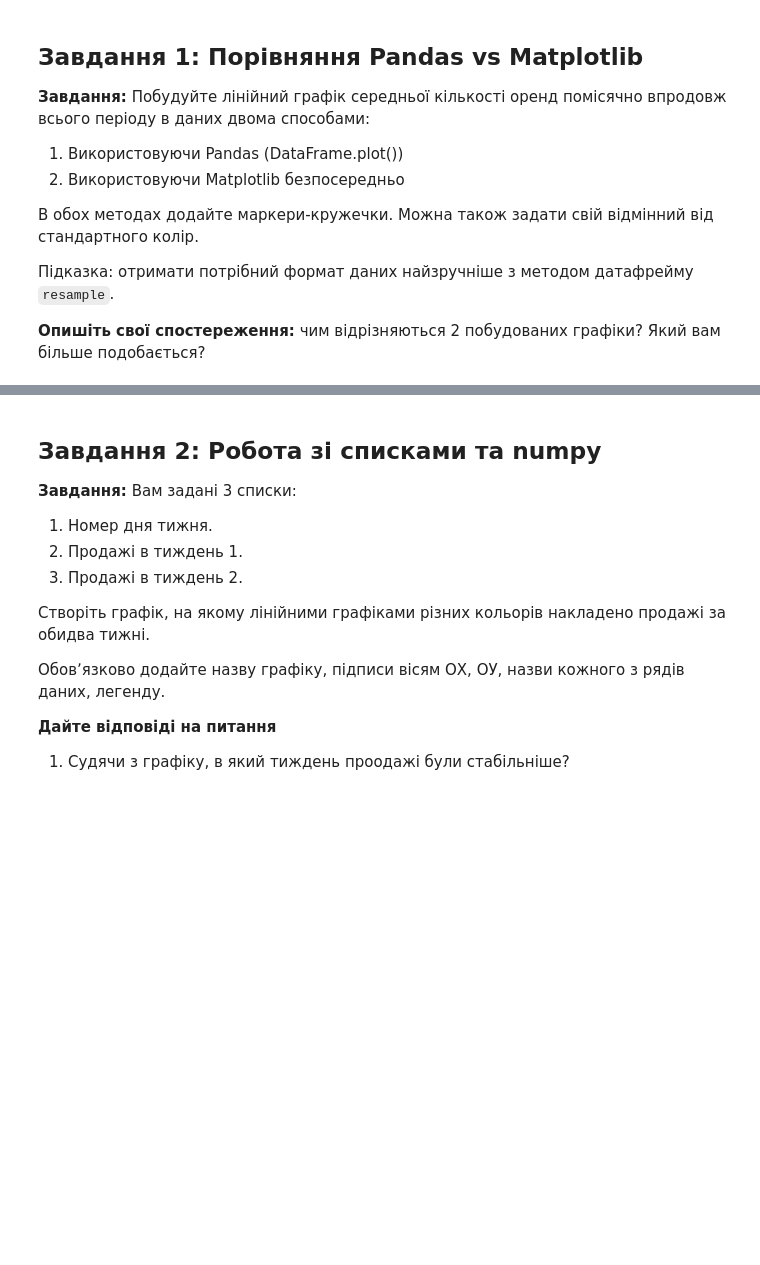
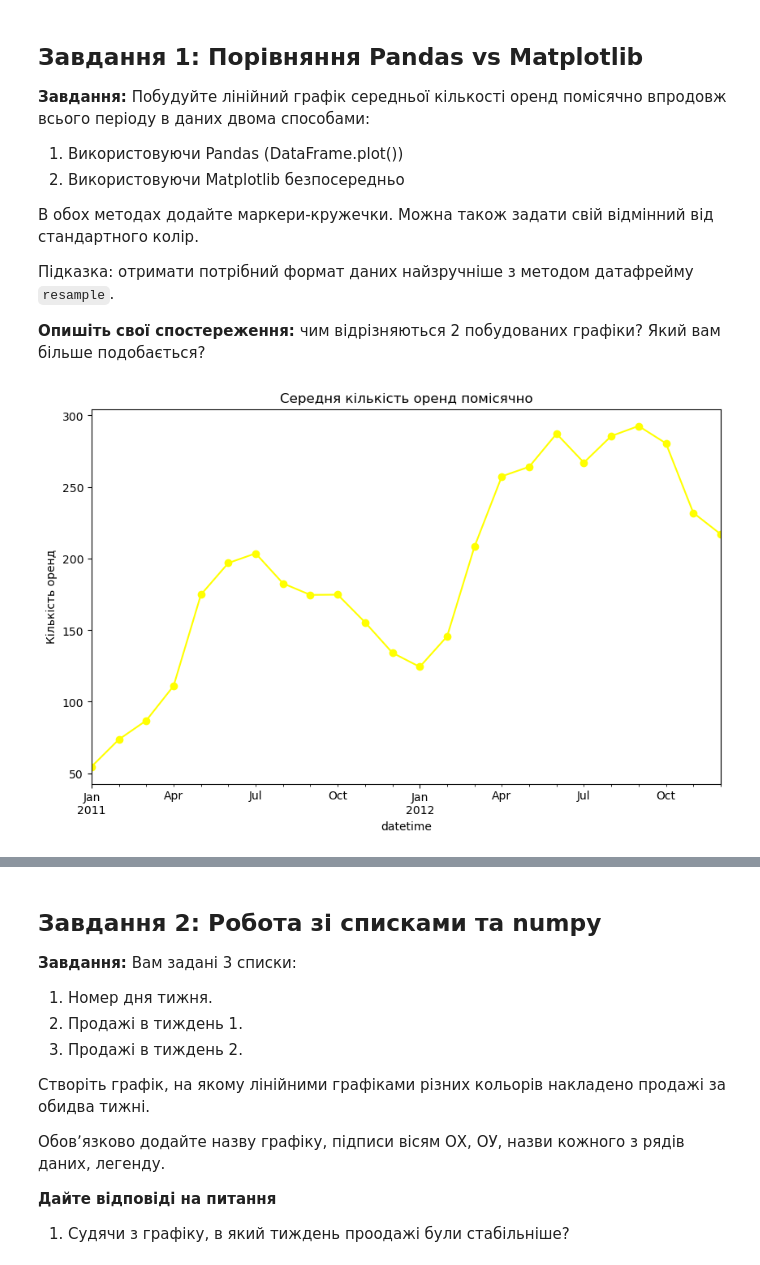
Before and after one commit to LesiaMazurkevych/PythonForDAHomeTask, a Jupyter notebook: HW_11_2_Візуалізація_даних_з_Matplotlib.ipynb, the cells around one changed output, grey strips where cells are left out. Drawn from its saved outputs; the diff is of its cells as text; code cells hidden in the pictures; blank space fills up the shorter version.

```diff
--- a/HW_11_2_Візуалізація_даних_з_Matplotlib.ipynb
+++ b/HW_11_2_Візуалізація_даних_з_Matplotlib.ipynb
@@ -54,7 +54,7 @@ import matplotlib.pyplot as plt
 import numpy as np
 
 # Завантаження даних
-df = pd.read_csv('../data/yulu_rental.csv')
+df = pd.read_csv(r'C:\Users\mazur\data_analysis\data\yulu_rental.csv')
 df['datetime'] = pd.to_datetime(df['datetime'])
 df.set_index('datetime', inplace=True)
 
@@ -66,3 +66,12 @@ df['weekday_num'] = df.index.weekday
 df['week'] = df.index.isocalendar().week
 df['year'] = df.index.year
 df['day'] = df.index.day
+# %%
+season_map = {
+    12: 'Winter', 1: 'Winter', 2: 'Winter',
+    3: 'Summer', 4: 'Summer', 5: 'Summer',
+    6: 'Monsoon', 7: 'Monsoon', 8: 'Monsoon', 9: 'Monsoon',
+    10: 'Post-monsoon', 11: 'Post-monsoon'
+}
+
+df['season_text'] = df['month'].map(season_map)
@@ -79,3 +96,16 @@ df['day'] = df.index.day
 Підказка: отримати потрібний формат даних найзручніше з методом датафрейму `resample`.
 
 **Опишіть свої спостереження:** чим відрізняються 2 побудованих графіки? Який вам більше подобається?
+# %%
+# 1 спосіб: Використовуючи Pandas (DataFrame.plot())
+line_chart = df.resample('M')['count'].mean()
+
+line_chart.plot.line(
+    figsize=(10, 6),
+    ylabel = 'Кількість оренд',
+    title = 'Середня кількість оренд помісячно',
+    color = 'yellow',
+    marker = 'o'
+);
+# %% [output]
+[figure, added]
```
Also changed, not shown: parts of 7 cells of this notebook.
